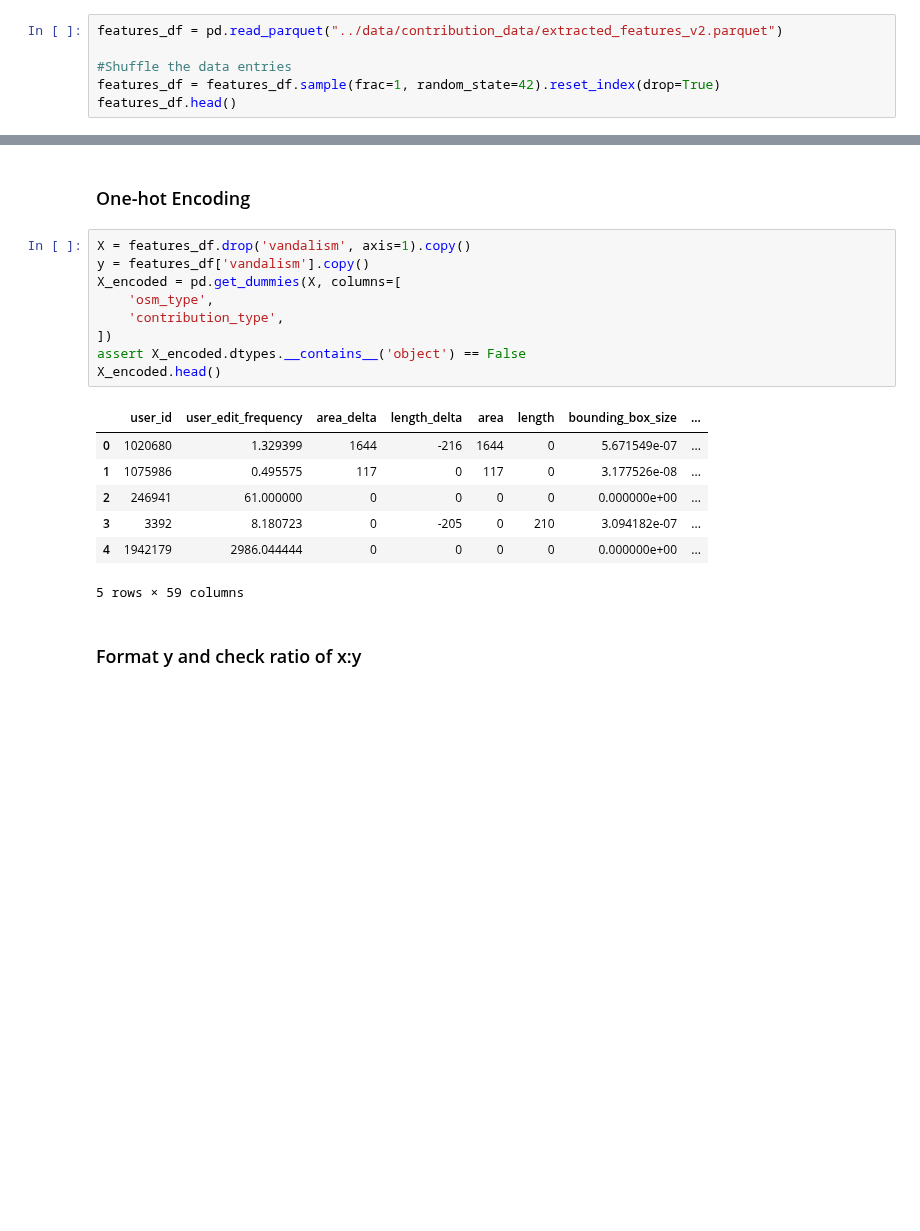
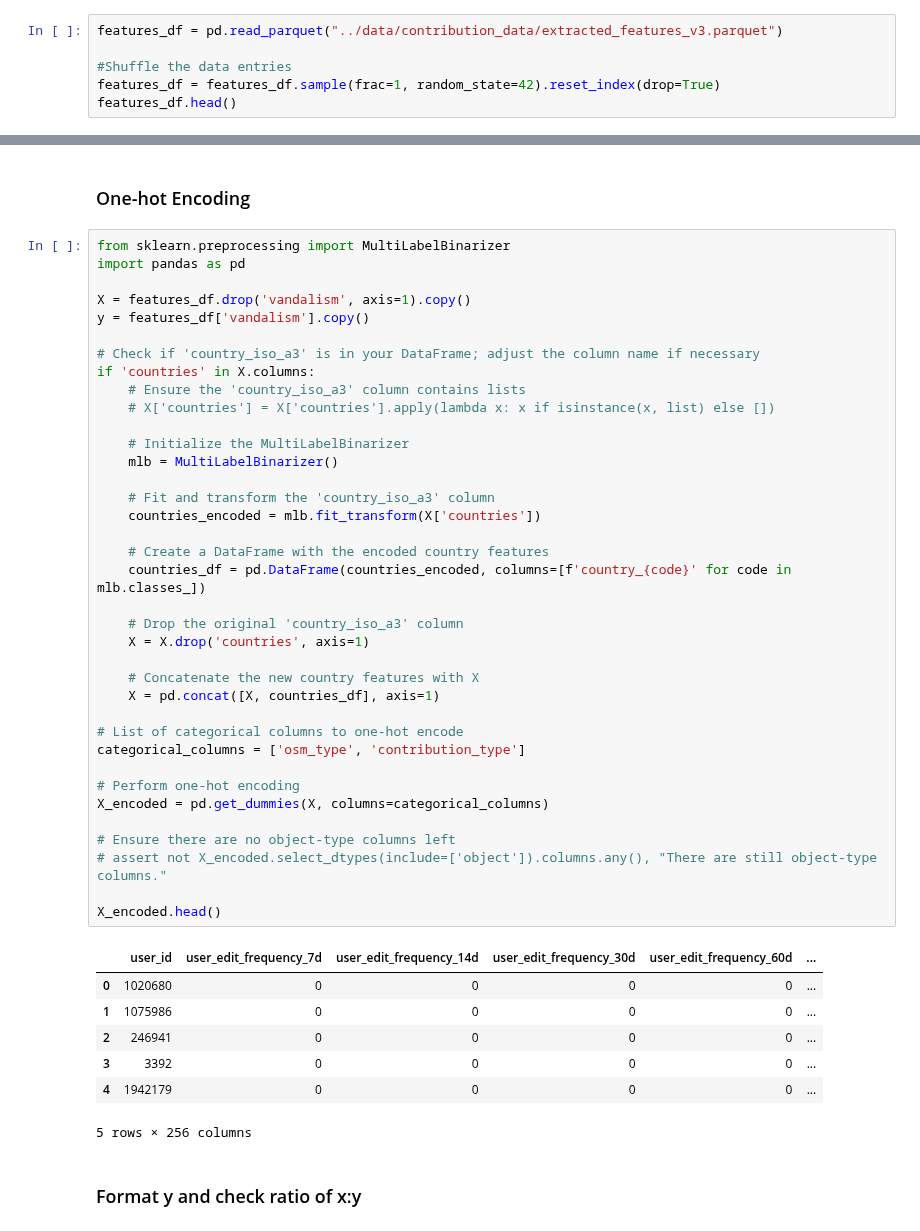
Before and after one commit to rspseshasai/vandalism_detection_osm, a Jupyter notebook: model/xgboost_model_for_contribution_data.ipynb, the cells around one changed output, grey strips where cells are left out. Cells and saved outputs as stored; diff of their text form; blank space fills up the shorter version.

Commit message:
feature: update code to add country names as features

```diff
--- a/model/xgboost_model_for_contribution_data.ipynb
+++ b/model/xgboost_model_for_contribution_data.ipynb
@@ -28,7 +28,7 @@ Directory already exists at: ../saved_parameters/contribution_model/
 # %% [markdown]
 ### Load the data set into a data frame
 # %%
-features_df = pd.read_parquet("../data/contribution_data/extracted_features_v2.parquet")
+features_df = pd.read_parquet("../data/contribution_data/extracted_features_v3.parquet")
 
 #Shuffle the data entries
 features_df = features_df.sample(frac=1, random_state=42).reset_index(drop=True)
@@ -100,22 +109,50 @@ Index(['user_id', 'user_edit_frequency', 'area_delta', 'length_delta', 'area',
 # %% [markdown]
 ### One-hot Encoding
 # %%
+from sklearn.preprocessing import MultiLabelBinarizer
+import pandas as pd
+
 X = features_df.drop('vandalism', axis=1).copy()
 y = features_df['vandalism'].copy()
-X_encoded = pd.get_dummies(X, columns=[
-    'osm_type',
-    'contribution_type',
-])
-assert X_encoded.dtypes.__contains__('object') == False
+
+# Check if 'country_iso_a3' is in your DataFrame; adjust the column name if necessary
+if 'countries' in X.columns:
+    # Ensure the 'country_iso_a3' column contains lists
+    # X['countries'] = X['countries'].apply(lambda x: x if isinstance(x, list) else [])
+
+    # Initialize the MultiLabelBinarizer
+    mlb = MultiLabelBinarizer()
+
+    # Fit and transform the 'country_iso_a3' column
+    countries_encoded = mlb.fit_transform(X['countries'])
+
+    # Create a DataFrame with the encoded country features
+    countries_df = pd.DataFrame(countries_encoded, columns=[f'country_{code}' for code in mlb.classes_])
+
+    # Drop the original 'country_iso_a3' column
+    X = X.drop('countries', axis=1)
+
+    # Concatenate the new country features with X
+    X = pd.concat([X, countries_df], axis=1)
+
+# List of categorical columns to one-hot encode
+categorical_columns = ['osm_type', 'contribution_type']
+
+# Perform one-hot encoding
+X_encoded = pd.get_dummies(X, columns=categorical_columns)
+
+# Ensure there are no object-type columns left
+# assert not X_encoded.select_dtypes(include=['object']).columns.any(), "There are still object-type columns."
+
 X_encoded.head()
 # %% [output]
-|  | user_id | user_edit_frequency | area_delta | length_delta | area | length | bounding_box_size | ... |
-| 0 | 1020680 | 1.329399 | 1644 | -216 | 1644 | 0 | 5.671549e-07 | ... |
-| 1 | 1075986 | 0.495575 | 117 | 0 | 117 | 0 | 3.177526e-08 | ... |
-| 2 | 246941 | 61.000000 | 0 | 0 | 0 | 0 | 0.000000e+00 | ... |
-| 3 | 3392 | 8.180723 | 0 | -205 | 0 | 210 | 3.094182e-07 | ... |
-| 4 | 1942179 | 2986.044444 | 0 | 0 | 0 | 0 | 0.000000e+00 | ... |
+|  | user_id | user_edit_frequency_7d | user_edit_frequency_14d | user_edit_frequency_30d | user_edit_frequency_60d | ... |
+| 0 | 1020680 | 0 | 0 | 0 | 0 | ... |
+| 1 | 1075986 | 0 | 0 | 0 | 0 | ... |
+| 2 | 246941 | 0 | 0 | 0 | 0 | ... |
+| 3 | 3392 | 0 | 0 | 0 | 0 | ... |
+| 4 | 1942179 | 0 | 0 | 0 | 0 | ... |
-5 rows × 59 columns
+5 rows × 256 columns
 # %% [markdown]
 ### Format y and check ratio of x:y
 # %%
```
Also changed, not shown: parts of 5 cells of this notebook.
